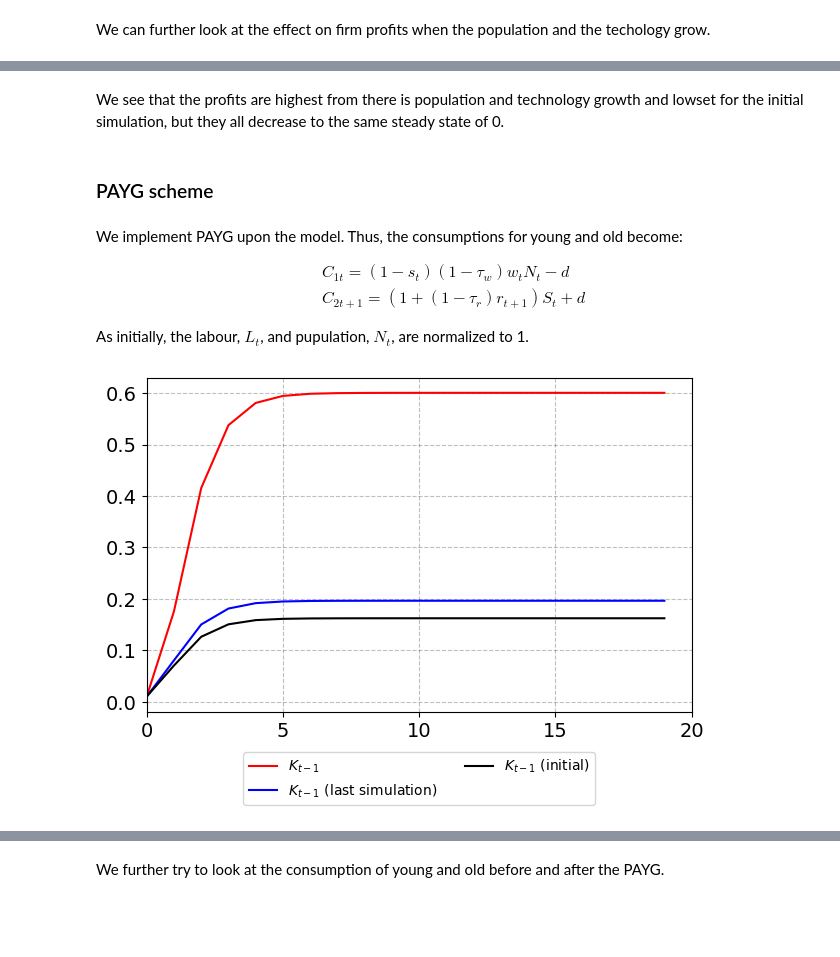
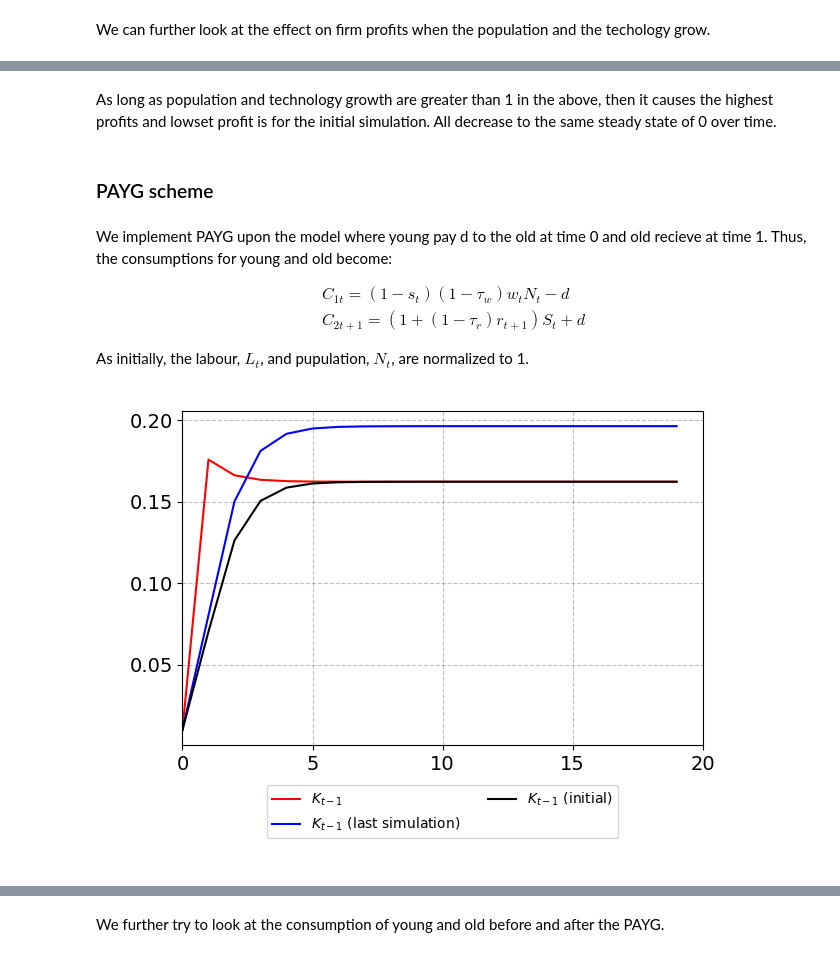
Before and after one commit to NumEconCopenhagen/projects-2023-cbjk, a Jupyter notebook: modelproject/modelproject.ipynb, the cells around one changed output, grey strips where cells are left out. Drawn from its saved outputs; the diff is of its cells as text; code cells hidden in the pictures; blank space fills up the shorter version.

```diff
--- a/modelproject/modelproject.ipynb
+++ b/modelproject/modelproject.ipynb
@@ -244,21 +259,0 @@ $$ Y_t = F(K_{t-1}, AL_t)$$
-# %%
-# a. call the class and set par and sim
-model2 = OLGclass()
-par = model2.par
-sim = model2.sim
-
-# b. government
-sim.balanced_budget[:] = True
-
-# c. population and techological growth
-par.n = 1.1
-par.At = 1.1
-
-# d. simulate model
-model2.sim_model()
-
-# e. plot function
-plot_K(model2.sim.K_lag, K_lag_int = K_lag_int, K_lag_old = K_lag_pop)
-
-# f. save K_lag for comparison
-K_lag_tech = model2.sim.K_lag
@@ -275,9 +326,9 @@ plot_pi(pi_n_At = model2.sim.pi, pi_n = model1.sim.pi, pi_int = model.sim.pi)
 # %% [markdown]
-We see that the profits are highest from there is population and technology growth and lowset for the initial simulation, but they all decrease to the same steady state of 0.
+As long as population and technology growth are greater than 1 in the above, then it causes the highest profits and lowset profit is for the initial simulation. All decrease to the same steady state of 0 over time.
 # %% [markdown]
 ### PAYG scheme
 # %% [markdown]
-We implement PAYG upon the model. Thus, the consumptions for young and old become:
+We implement PAYG upon the model where young pay d to the old at time 0 and old recieve at time 1. Thus, the consumptions for young and old become:
 
 $$
 \begin{aligned}
@@ -290,19 +341,19 @@ As initially, the labour, $L_t$, and pupulation, $N_t$, are normalized to 1.
 # %%
 # a. call the class and set par and sim
 model3 = OLGclass()
 par = model3.par
 sim = model3.sim
 
 # b. government
-sim.balanced_budget[:] = True # G changes to achieve this
+sim.balanced_budget[:] = True
 
 # c. PAYG
 par.d = 0.01
 
 # d. simulate model
 model3.sim_model()
 
 # e. plot function
-plot_K(model3.sim.K_lag, K_lag_int = K_lag_int, K_lag_old = K_lag_tech)
+plot_K(K_lag = model3.sim.K_lag, K_lag_int = K_lag_int, K_lag_old = K_lag_tech)
 # %% [output]
-[figure, old version]
+[figure, new version]
```
Also changed, not shown: parts of 32 cells of this notebook, 2 other files.
